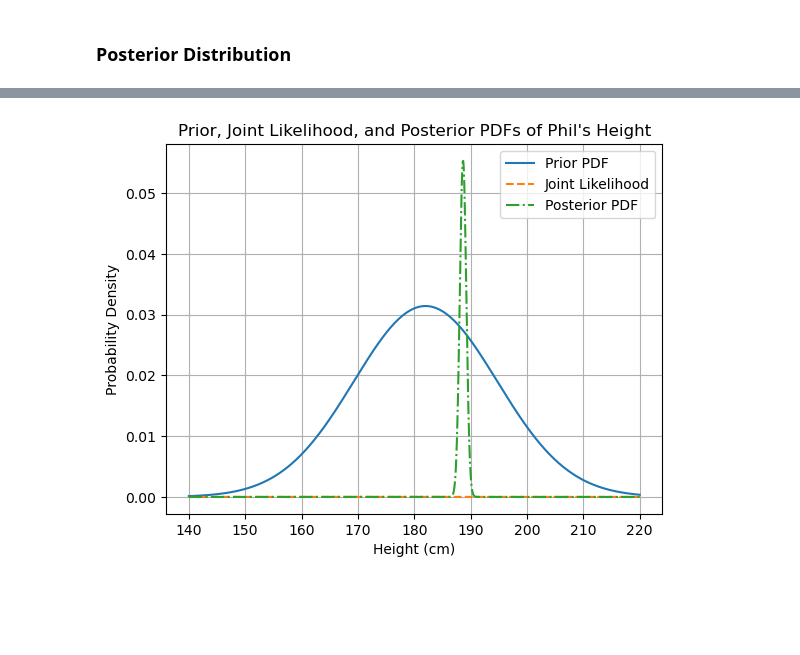
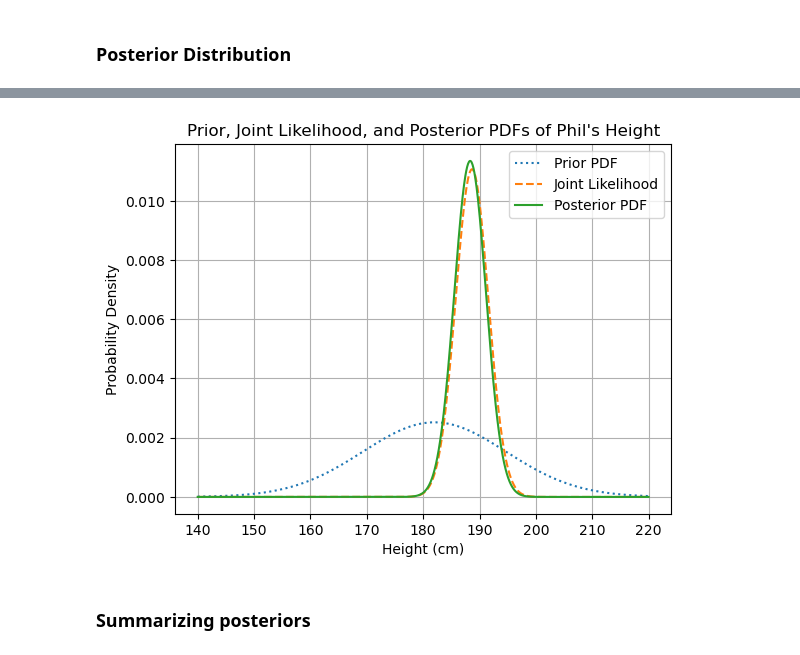
Before and after one commit to emcarthur123/BayesianPrimer, a Jupyter notebook: first_posterior_PDF.ipynb, the cells around one changed output, grey strips where cells are left out. Drawn from its saved outputs; the diff is of its cells as text; code cells hidden in the pictures; blank space fills up the shorter version.

```diff
--- a/first_posterior_PDF.ipynb
+++ b/first_posterior_PDF.ipynb
@@ -40,7 +55,7 @@ def prior_distribution(x):
     # Compute the probability density function (PDF) using the normal distribution formula
     pdf = (1 / (std_dev * np.sqrt(2 * np.pi))) * np.exp(-0.5 * ((x - mean_height) / std_dev) ** 2)
 
-    return pdf
+    return pdf/np.sum(pdf)
 # %% [markdown]
 ### Likelihood
 # %% [markdown]
@@ -184,59 +152,38 @@ plt.show()
 # %%
 ### Overlay the following curves: 1. the Prior PDF,
 ### 2. the Likelihood of all datapoints (this is the joint probability of observing all 3 datapoints),
 ### 3. the Posterior PDF
-import numpy as np
-import matplotlib.pyplot as plt
 
-# Define prior distribution function
-def prior_distribution(x):
-    mean_height = 182
-    std_dev = 12.7
-    pdf = (1 / (std_dev * np.sqrt(2 * np.pi))) * np.exp(-0.5 * ((x - mean_height) / std_dev) ** 2)
-    return pdf
-
-# Define likelihood function
-def likelihood(measurements, height):
-    std_dev_measurement = 1.0
-    likelihood_value = np.prod([(1 / (std_dev_measurement * np.sqrt(2 * np.pi))) * \
-                        np.exp(-0.5 * ((measurement - height) / std_dev_measurement) ** 2) for measurement in measurements])
-    return likelihood_value
-
-# Define function to compute posterior PDF
-def posterior_pdf(measurements, prior_function, likelihood_function, theta_values):
-    prior_values = prior_function(theta_values)
-    likelihood_values = np.array([likelihood(measurements, theta) for theta in theta_values])
-    unnormalized_posterior = likelihood_values * prior_values
-    posterior = unnormalized_posterior / np.sum(unnormalized_posterior)
-    return posterior
 
 # Given measurements
 measurements = [190, 185, 191]
 
 # Define the range of theta values (Phil's height)
 theta_values = np.linspace(140, 220, 1000)
 
 # Compute the posterior PDF
 posterior = posterior_pdf(measurements, prior_distribution, likelihood, theta_values)
 
 # Visualize the prior distribution
-plt.plot(theta_values, prior_distribution(theta_values), label='Prior PDF')
+plt.plot(theta_values, prior_distribution(theta_values), label='Prior PDF', ls = 'dotted')
 
 # Compute the joint likelihood (likelihood of all data points)
-joint_likelihood = [likelihood(measurements, theta) for theta in theta_values]
+# joint_likelihood = [likelihood(measurements, theta) for theta in theta_values]
 
 # Visualize the joint likelihood
-plt.plot(theta_values, joint_likelihood, label='Joint Likelihood', linestyle='--')
-
+# plt.plot(theta_values, joint_likelihood, )
+plt.plot(theta_values, joint_likelihood/np.sum(joint_likelihood), label='Joint Likelihood', linestyle='--')
 # Visualize the posterior PDF
-plt.plot(theta_values, posterior, label='Posterior PDF', linestyle='-.')
+plt.plot(theta_values, posterior, label='Posterior PDF', )
 
 # Set plot labels and legend
 plt.xlabel("Height (cm)")
 plt.ylabel("Probability Density")
 plt.title("Prior, Joint Likelihood, and Posterior PDFs of Phil's Height")
 plt.legend()
 plt.grid(True)
 plt.show()
 # %% [output]
-[figure, old version]
+[figure, new version]
+# %% [markdown]
+### Summarizing posteriors
```
Also changed, not shown: parts of 17 cells of this notebook.
